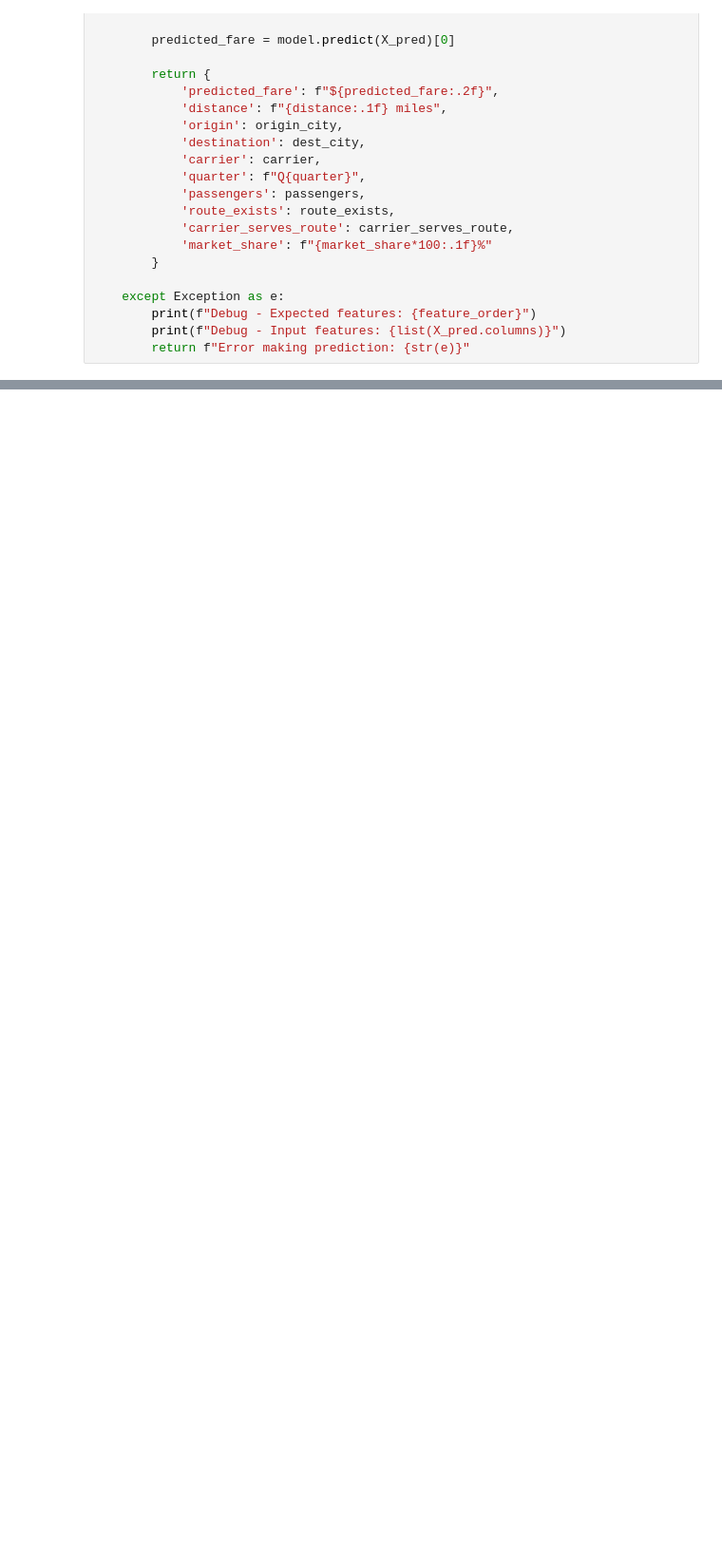
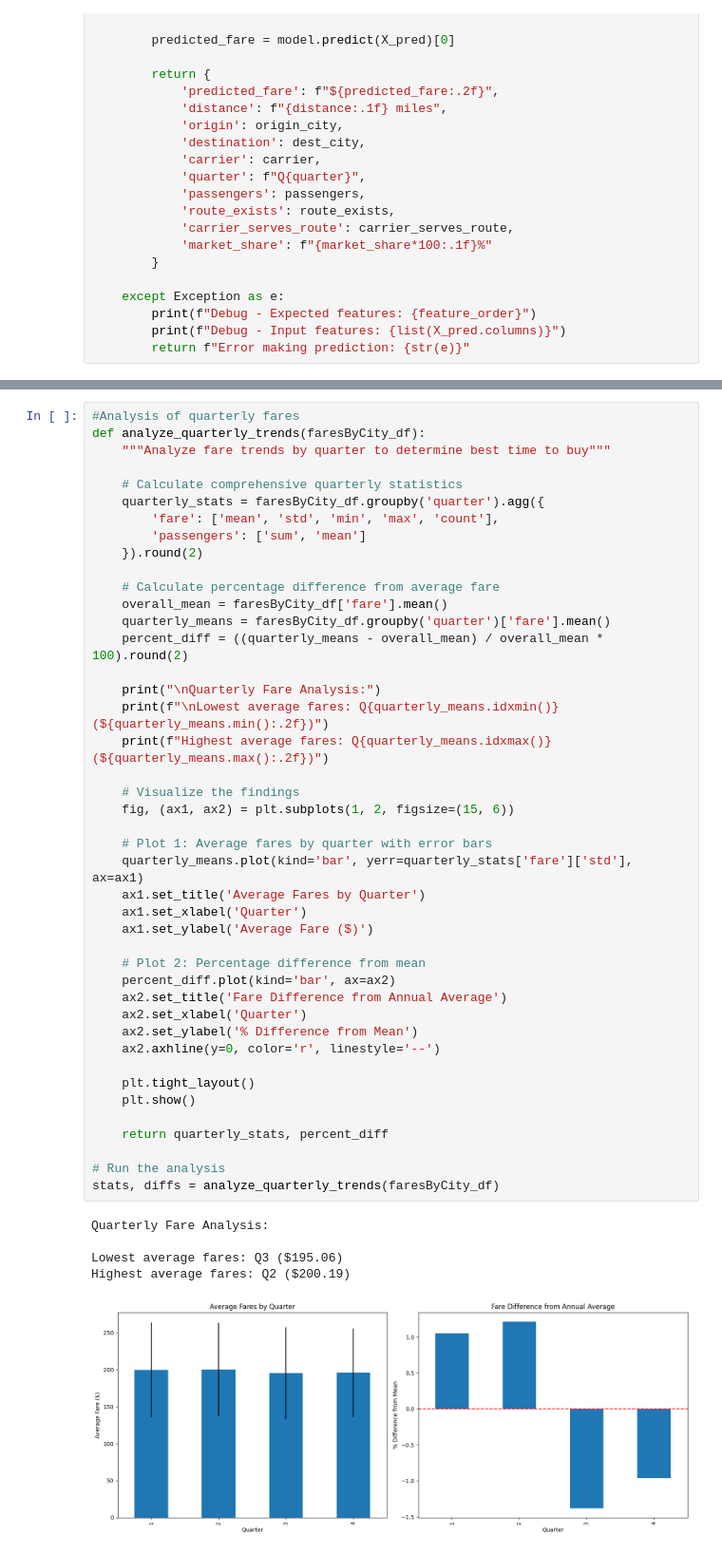
Before and after one commit to devinar25/flight-data-proj, a Jupyter notebook: main.ipynb, the cells around one changed output, grey strips where cells are left out. Shown: that part at 95% size. Saved outputs shown, nothing was run; the diff lists cells and outputs as text; blank space fills up the shorter version.

```diff
--- a/main.ipynb
+++ b/main.ipynb
@@ -630,0 +661,49 @@ print(test_pred_nn)
+# %%
+#Analysis of quarterly fares
+def analyze_quarterly_trends(faresByCity_df):
+    """Analyze fare trends by quarter to determine best time to buy"""
+
+    # Calculate comprehensive quarterly statistics
+    quarterly_stats = faresByCity_df.groupby('quarter').agg({
+        'fare': ['mean', 'std', 'min', 'max', 'count'],
+        'passengers': ['sum', 'mean']
+    }).round(2)
+
+    # Calculate percentage difference from average fare
+    overall_mean = faresByCity_df['fare'].mean()
+    quarterly_means = faresByCity_df.groupby('quarter')['fare'].mean()
+    percent_diff = ((quarterly_means - overall_mean) / overall_mean * 100).round(2)
+
+    print("\nQuarterly Fare Analysis:")
+    print(f"\nLowest average fares: Q{quarterly_means.idxmin()} (${quarterly_means.min():.2f})")
+    print(f"Highest average fares: Q{quarterly_means.idxmax()} (${quarterly_means.max():.2f})")
+
+    # Visualize the findings
+    fig, (ax1, ax2) = plt.subplots(1, 2, figsize=(15, 6))
+
+    # Plot 1: Average fares by quarter with error bars
+    quarterly_means.plot(kind='bar', yerr=quarterly_stats['fare']['std'], ax=ax1)
+    ax1.set_title('Average Fares by Quarter')
+    ax1.set_xlabel('Quarter')
+    ax1.set_ylabel('Average Fare ($)')
+
+    # Plot 2: Percentage difference from mean
+    percent_diff.plot(kind='bar', ax=ax2)
+    ax2.set_title('Fare Difference from Annual Average')
+    ax2.set_xlabel('Quarter')
+    ax2.set_ylabel('% Difference from Mean')
+    ax2.axhline(y=0, color='r', linestyle='--')
+
+    plt.tight_layout()
+    plt.show()
+
+    return quarterly_stats, percent_diff
+
+# Run the analysis
+stats, diffs = analyze_quarterly_trends(faresByCity_df)
+# %% [output]
+Quarterly Fare Analysis:
+
+Lowest average fares: Q3 ($195.06)
+Highest average fares: Q2 ($200.19)
+[figure, added]
```
Also changed, not shown: parts of 15 cells of this notebook.
